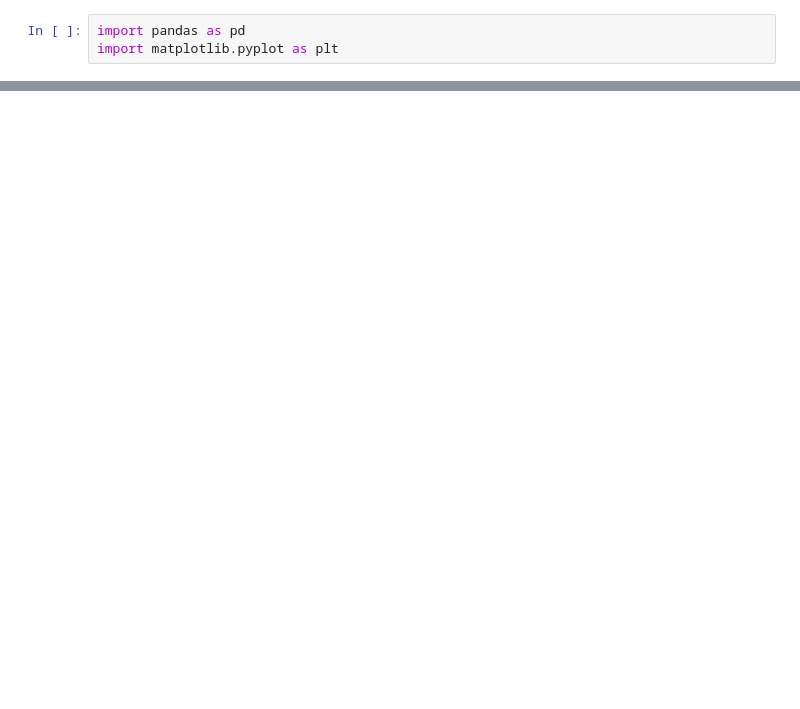
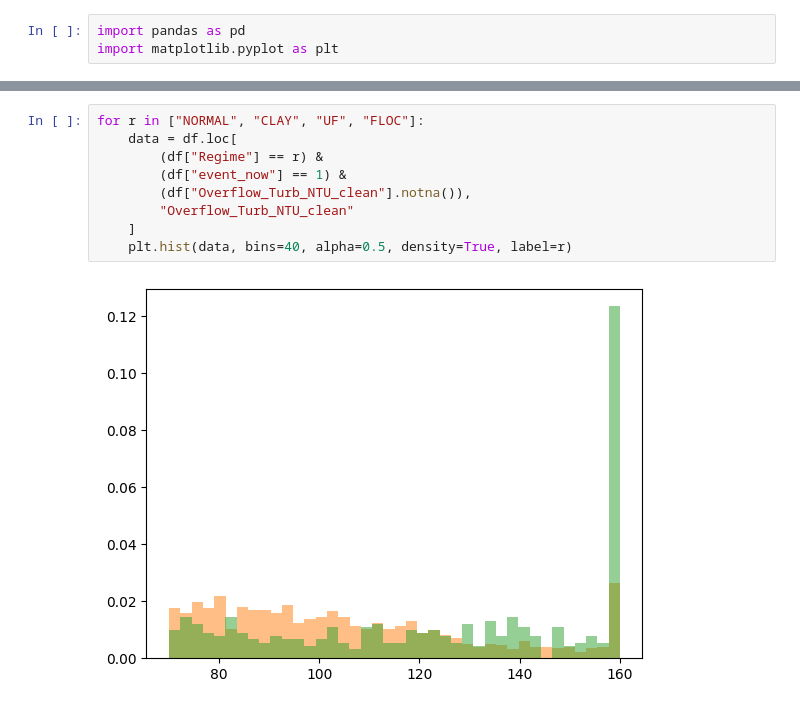
Before and after one commit to MatiasValenzuelaMunoz/Thickener-Water-Recovery-Sentinel-TWS, a Jupyter notebook: notebooks/01_quick_checks.ipynb, the cells around one changed output, grey strips where cells are left out. Cells and saved outputs as stored; diff of their text form; blank space fills up the shorter version.

```diff
--- a/notebooks/01_quick_checks.ipynb
+++ b/notebooks/01_quick_checks.ipynb
@@ -54,0 +85,11 @@ plt.show()
+# %%
+for r in ["NORMAL", "CLAY", "UF", "FLOC"]:
+    data = df.loc[
+        (df["Regime"] == r) &
+        (df["event_now"] == 1) &
+        (df["Overflow_Turb_NTU_clean"].notna()),
+        "Overflow_Turb_NTU_clean"
+    ]
+    plt.hist(data, bins=40, alpha=0.5, density=True, label=r)
+# %% [output]
+[figure, added]
```
Also changed, not shown: parts of 5 cells of this notebook, 2 other files.
